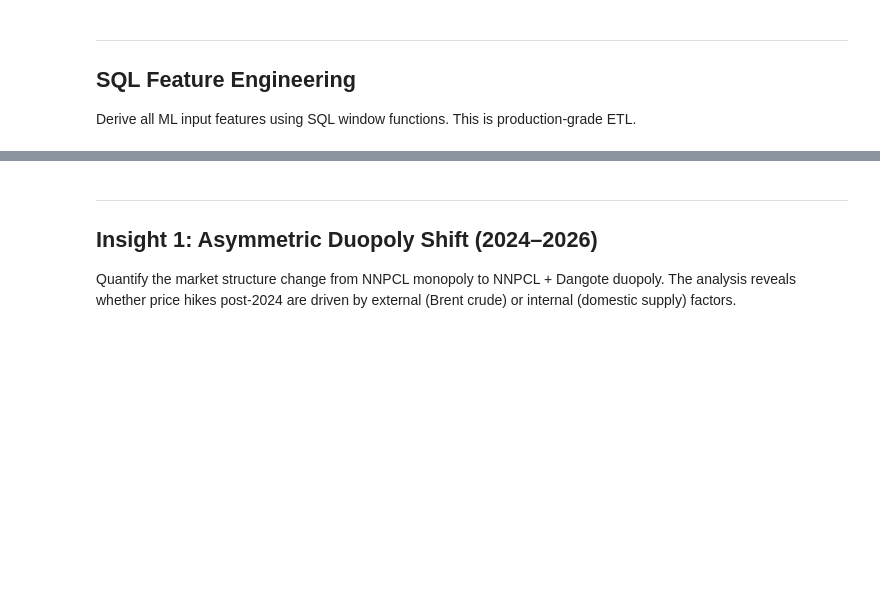
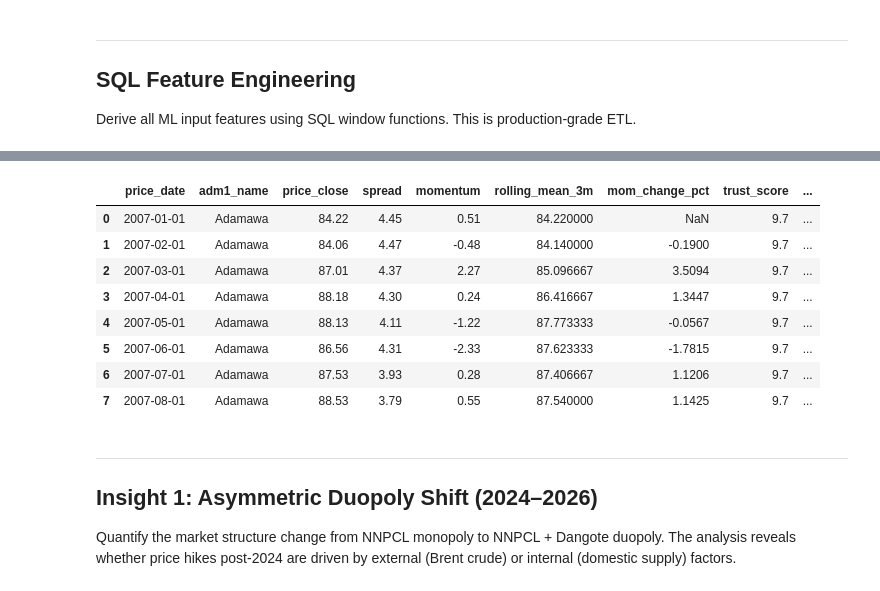
Before and after one commit to SmartDvi/UNILAG_PROJECT, a Jupyter notebook: nigeria_fuel_price_pgd.ipynb, the cells around one changed output, grey strips where cells are left out. Saved outputs shown, nothing was run; the diff lists cells and outputs as text; code cells hidden in the pictures; blank space fills up the shorter version.

```diff
--- a/nigeria_fuel_price_pgd.ipynb
+++ b/nigeria_fuel_price_pgd.ipynb
@@ -401,3 +403,90 @@ dtype: float64
 ---
 ## SQL Feature Engineering
 Derive all ML input features using SQL window functions. This is production-grade ETL.
+# %%
+# ── K3 · Feature Engineering via SQL Window Functions ───────────────────────
+con.execute("""
+    CREATE OR REPLACE TABLE engineered_features AS
+    WITH base AS (
+        SELECT *
+        FROM clean_fuel_prices
+    ),
+    windowed AS (
+        SELECT
+            *,
+            -- ── OHLC Derivatives ────────────────────────────────────────
+            -- Intra-month price spread (volatility proxy)
+            (price_high - price_low)                                AS spread,
+
+            -- Within-month directional momentum
+            (price_close - price_open)                              AS momentum,
+
+            -- High-Low range as % of open (normalised volatility)
+            ROUND(100.0 * (price_high - price_low) / NULLIF(price_open, 0), 4)
+                                                                    AS spread_pct,
+
+            -- ── Lag Features (per market) ────────────────────────────────
+            LAG(price_close, 1)  OVER (PARTITION BY geo_id ORDER BY price_date)
+                                                                    AS price_close_lag1,
+            LAG(price_close, 3)  OVER (PARTITION BY geo_id ORDER BY price_date)
+                                                                    AS price_close_lag3,
+            LAG(price_close, 6)  OVER (PARTITION BY geo_id ORDER BY price_date)
+                                                                    AS price_close_lag6,
+            LAG(price_close, 12) OVER (PARTITION BY geo_id ORDER BY price_date)
+                                                                    AS price_close_lag12,
+
+            -- ── Rolling Statistics (3-month & 12-month window) ───────────
+            AVG(price_close) OVER (
+                PARTITION BY geo_id ORDER BY price_date
+                ROWS BETWEEN 2 PRECEDING AND CURRENT ROW)
+                                                                    AS rolling_mean_3m,
+            AVG(price_close) OVER (
+                PARTITION BY geo_id ORDER BY price_date
+                ROWS BETWEEN 11 PRECEDING AND CURRENT ROW)
+                                                                    AS rolling_mean_12m,
+            STDDEV(price_close) OVER (
+                PARTITION BY geo_id ORDER BY price_date
+                ROWS BETWEEN 11 PRECEDING AND CURRENT ROW)
+                                                                    AS rolling_std_12m,
+
+            -- ── Month-on-Month % Change ──────────────────────────────────
+            ROUND(
+                100.0 * (
+                    price_close
+                    - LAG(price_close,1) OVER (PARTITION BY geo_id ORDER BY price_date)
+                ) / NULLIF(
+                    LAG(price_close,1) OVER (PARTITION BY geo_id ORDER BY price_date), 0
+                ), 4
+            )                                                       AS mom_change_pct,
+
+            -- ── Year-on-Year % Change ────────────────────────────────────
+            ROUND(
+                100.0 * (
+                    price_close
+                    - LAG(price_close,12) OVER (PARTITION BY geo_id ORDER BY price_date)
+                ) / NULLIF(
+                    LAG(price_close,12) OVER (PARTITION BY geo_id ORDER BY price_date), 0
+                ), 4
+            )                                                       AS yoy_change_pct,
+
+            -- ── Trust-Weighted Price (for model training objective) ───────
+            price_close * trust_score                               AS trust_weighted_close,
+
+            -- ── Cyclical Time Encoding (for LSTM) ────────────────────────
+            -- Sine/cosine encoding prevents the model treating Jan=1 and Dec=12
+            -- as numerically close when they are cyclically adjacent
+            SIN(2 * 3.14159265 * month / 12.0)                     AS month_sin,
+            COS(2 * 3.14159265 * month / 12.0)                     AS month_cos
+
+        FROM base
+    )
+    SELECT * FROM windowed
+    ORDER BY geo_id, price_date
+""")
+
+feat_df = con.execute("SELECT * FROM engineered_features").df()
+feat_df["price_date"] = pd.to_datetime(feat_df["price_date"])
+print(f"✅ Feature table: {feat_df.shape[0]:,} rows × {feat_df.shape[1]} columns")
+feat_df[["price_date","adm1_name","price_close","spread","momentum",
+         "rolling_mean_3m","mom_change_pct","trust_score","post_subsidy_regime"]].head(8)
+# %% [output]
@@ -404,3 +494,12 @@ Derive all ML input features using SQL window functions. This is production-grad
+|  | price_date | adm1_name | price_close | spread | momentum | rolling_mean_3m | mom_change_pct | trust_score | ... |
+| 0 | 2007-01-01 | Adamawa | 84.22 | 4.45 | 0.51 | 84.220000 | NaN | 9.7 | ... |
+| 1 | 2007-02-01 | Adamawa | 84.06 | 4.47 | -0.48 | 84.140000 | -0.1900 | 9.7 | ... |
+| 2 | 2007-03-01 | Adamawa | 87.01 | 4.37 | 2.27 | 85.096667 | 3.5094 | 9.7 | ... |
+| 3 | 2007-04-01 | Adamawa | 88.18 | 4.30 | 0.24 | 86.416667 | 1.3447 | 9.7 | ... |
+| 4 | 2007-05-01 | Adamawa | 88.13 | 4.11 | -1.22 | 87.773333 | -0.0567 | 9.7 | ... |
+| 5 | 2007-06-01 | Adamawa | 86.56 | 4.31 | -2.33 | 87.623333 | -1.7815 | 9.7 | ... |
+| 6 | 2007-07-01 | Adamawa | 87.53 | 3.93 | 0.28 | 87.406667 | 1.1206 | 9.7 | ... |
+| 7 | 2007-08-01 | Adamawa | 88.53 | 3.79 | 0.55 | 87.540000 | 1.1425 | 9.7 | ... |
 # %% [markdown]
 ---
 ## Insight 1: Asymmetric Duopoly Shift (2024–2026)
```
Also changed, not shown: parts of 22 cells of this notebook, 7 other files.
